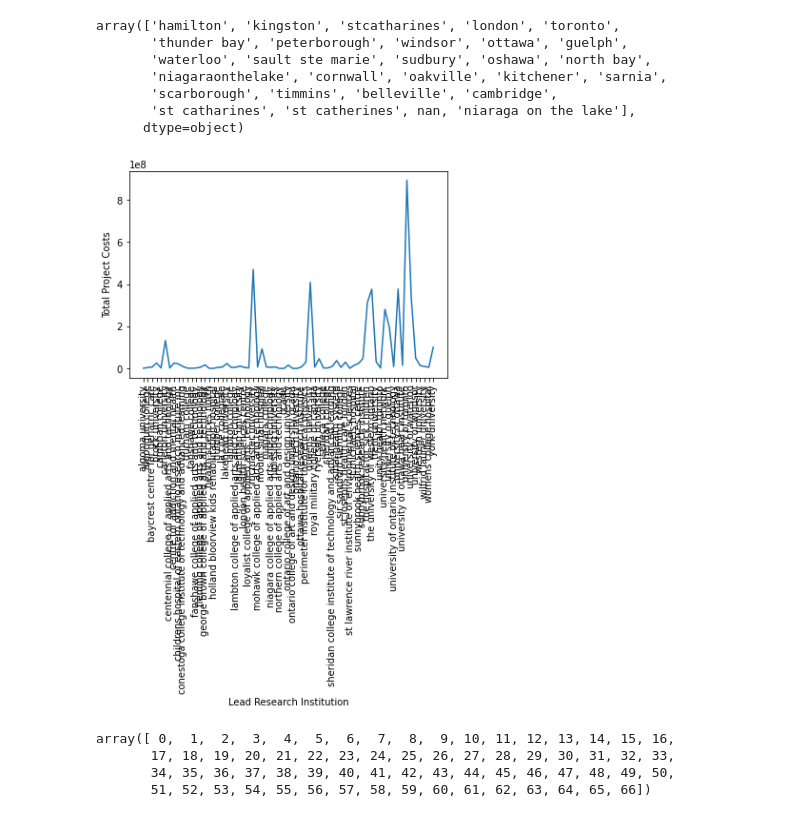
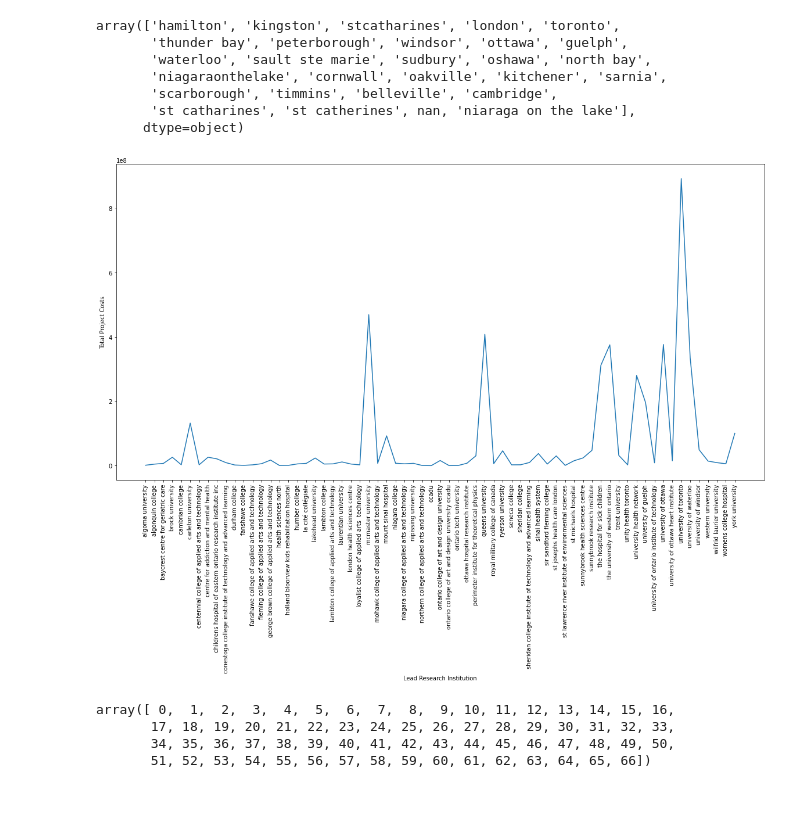
Before and after one commit to Amotagh/ORF, a Jupyter notebook: notebooks/2-exploratory-data-analysis.ipynb, the cells around one changed output. Saved outputs shown, nothing was run; the diff lists cells and outputs as text; code cells hidden in the pictures.

```diff
--- a/notebooks/2-exploratory-data-analysis.ipynb
+++ b/notebooks/2-exploratory-data-analysis.ipynb
@@ -6,7 +6,7 @@ import matplotlib.pyplot as plt
 import pandas as pd
 # %%
 # Read in the data in the previous step
-df = pd.read_pickle(r'C:\Users\Atieh\Documents\OntarioResearchFund\data\processed\data_clean.pkl')
+df = pd.read_pickle(r'..\data\processed\data_clean.pkl')
 df.head()
 # %% [output]
 |  | project_title | project_description | area_primary | discipline_primary | approval_date | ... |
@@ -65,19 +65,19 @@ array(['hamilton', 'kingston', 'stcatharines', 'london', 'toronto',
        'st catharines', 'st catherines', nan, 'niaraga on the lake'],
       dtype=object)
 # %%
-fig,ax=plt.subplots()
+fig,ax=plt.subplots(figsize=(20,10))
 
 df.groupby(['lead_research_institution'])['total_project_costs'].sum().plot()
-plt.tick_params(which='minor', labelsize=__)
+#plt.tick_params(which='minor', labelsize=__)
 ax.set_xticks(np.arange(len(df.groupby(['lead_research_institution'])['total_project_costs'].sum().index)))
 ax.set_xticklabels(df.groupby(['lead_research_institution'])['total_project_costs'].sum().index,rotation=90)
 
 #ax.set_xticklabels(df.lead_research_institution,rotation=90)
 ax.set_ylabel("Total Project Costs")
 ax.set_xlabel("Lead Research Institution")
 plt.show()
 # %% [output]
-[figure, old version]
+[figure, new version]
 # %%
 np.arange(len(df.groupby(['lead_research_institution'])['total_project_costs'].sum().index))
 # %% [output]
```
Also changed, not shown: parts of 13 cells of this notebook, 3 other files.
